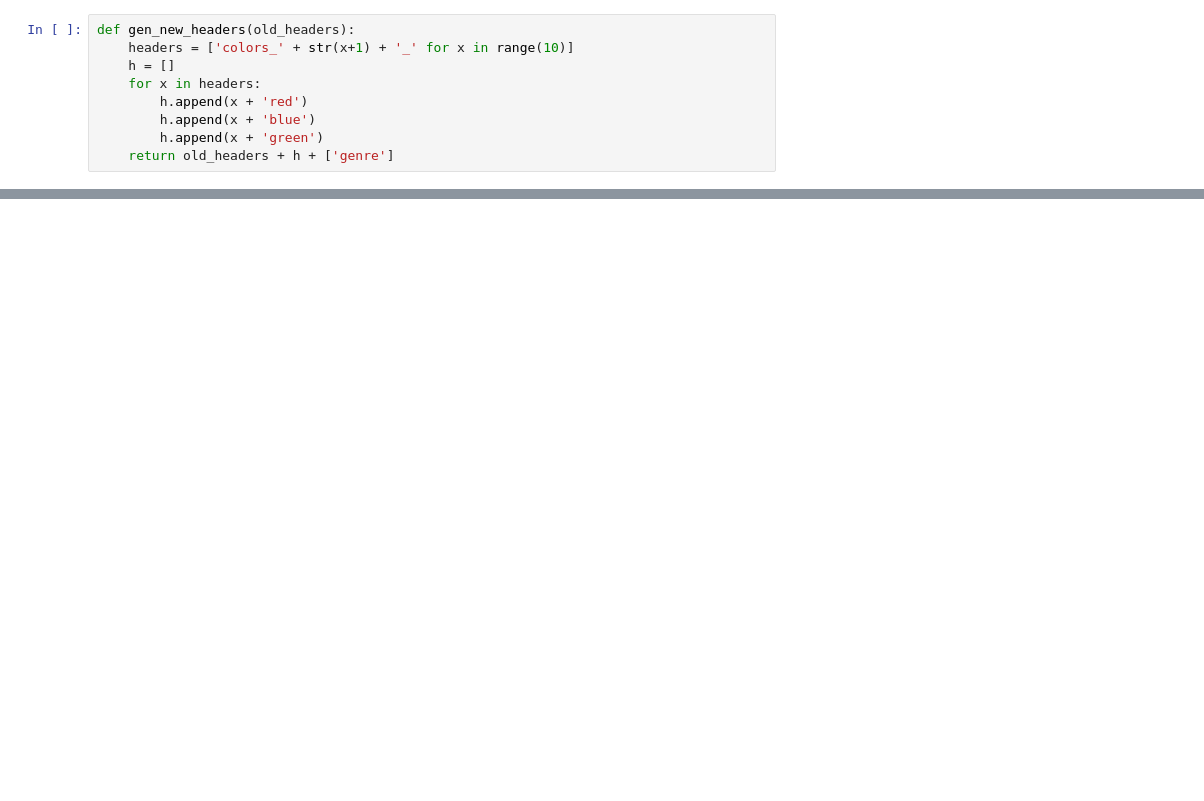
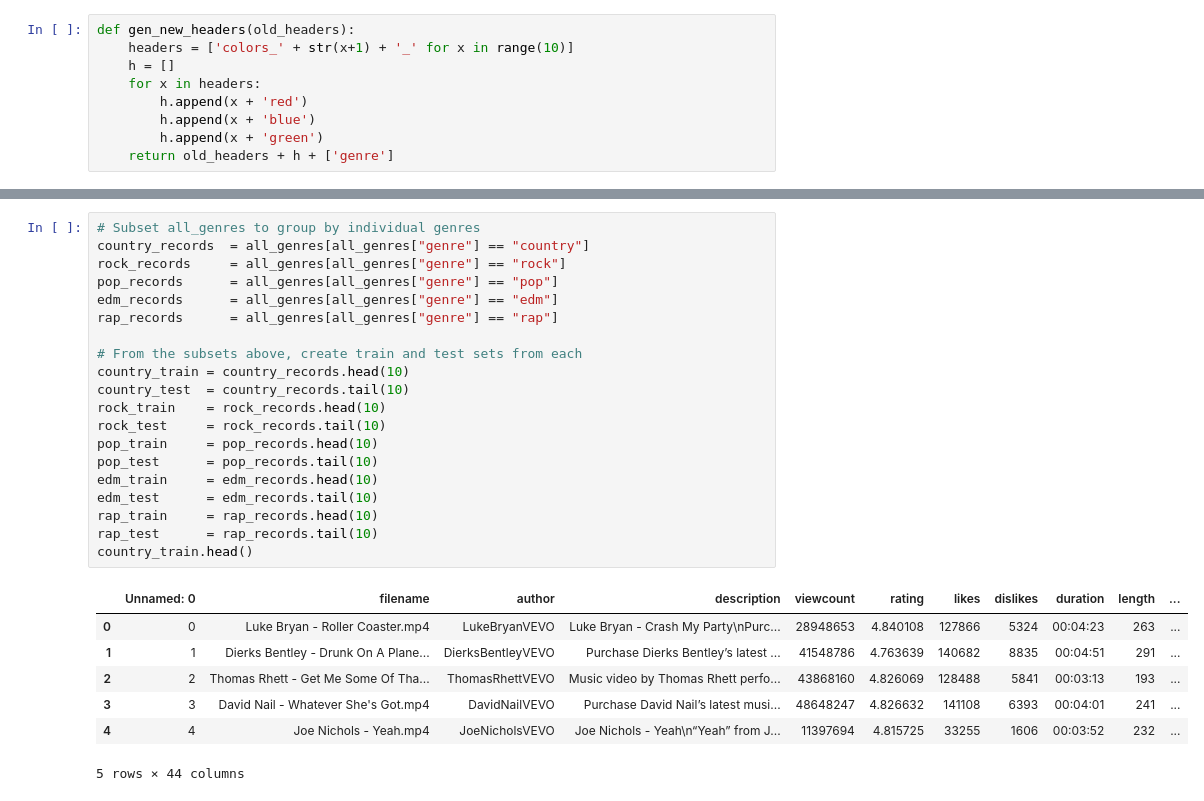
Before and after one commit to wmoncrief/Pixal, a Jupyter notebook: VidAnalysis/Analysis.ipynb, the cells around one changed output, grey strips where cells are left out. Drawn from its saved outputs; the diff is of its cells as text; blank space fills up the shorter version.

```diff
--- a/VidAnalysis/Analysis.ipynb
+++ b/VidAnalysis/Analysis.ipynb
@@ -93,0 +125,28 @@ for genre in genres:
+# %%
+# Subset all_genres to group by individual genres
+country_records  = all_genres[all_genres["genre"] == "country"]
+rock_records     = all_genres[all_genres["genre"] == "rock"]
+pop_records      = all_genres[all_genres["genre"] == "pop"]
+edm_records      = all_genres[all_genres["genre"] == "edm"]
+rap_records      = all_genres[all_genres["genre"] == "rap"]
+
+# From the subsets above, create train and test sets from each
+country_train = country_records.head(10)
+country_test  = country_records.tail(10)
+rock_train    = rock_records.head(10)
+rock_test     = rock_records.tail(10)
+pop_train     = pop_records.head(10)
+pop_test      = pop_records.tail(10)
+edm_train     = edm_records.head(10)
+edm_test      = edm_records.tail(10)
+rap_train     = rap_records.head(10)
+rap_test      = rap_records.tail(10)
+country_train.head()
+# %% [output]
+|  | Unnamed: 0 | filename | author | description | viewcount | rating | likes | dislikes | duration | length | ... |
+| 0 | 0 | Luke Bryan - Roller Coaster.mp4 | LukeBryanVEVO | Luke Bryan - Crash My Party\nPurc... | 28948653 | 4.840108 | 127866 | 5324 | 00:04:23 | 263 | ... |
+| 1 | 1 | Dierks Bentley - Drunk On A Plane... | DierksBentleyVEVO | Purchase Dierks Bentley’s latest ... | 41548786 | 4.763639 | 140682 | 8835 | 00:04:51 | 291 | ... |
+| 2 | 2 | Thomas Rhett - Get Me Some Of Tha... | ThomasRhettVEVO | Music video by Thomas Rhett perfo... | 43868160 | 4.826069 | 128488 | 5841 | 00:03:13 | 193 | ... |
+| 3 | 3 | David Nail - Whatever She's Got.mp4 | DavidNailVEVO | Purchase David Nail’s latest musi... | 48648247 | 4.826632 | 141108 | 6393 | 00:04:01 | 241 | ... |
+| 4 | 4 | Joe Nichols - Yeah.mp4 | JoeNicholsVEVO | Joe Nichols - Yeah\n“Yeah” from J... | 11397694 | 4.815725 | 33255 | 1606 | 00:03:52 | 232 | ... |
+5 rows × 44 columns
```
Also changed, not shown: parts of 7 cells of this notebook, 1 other file.
